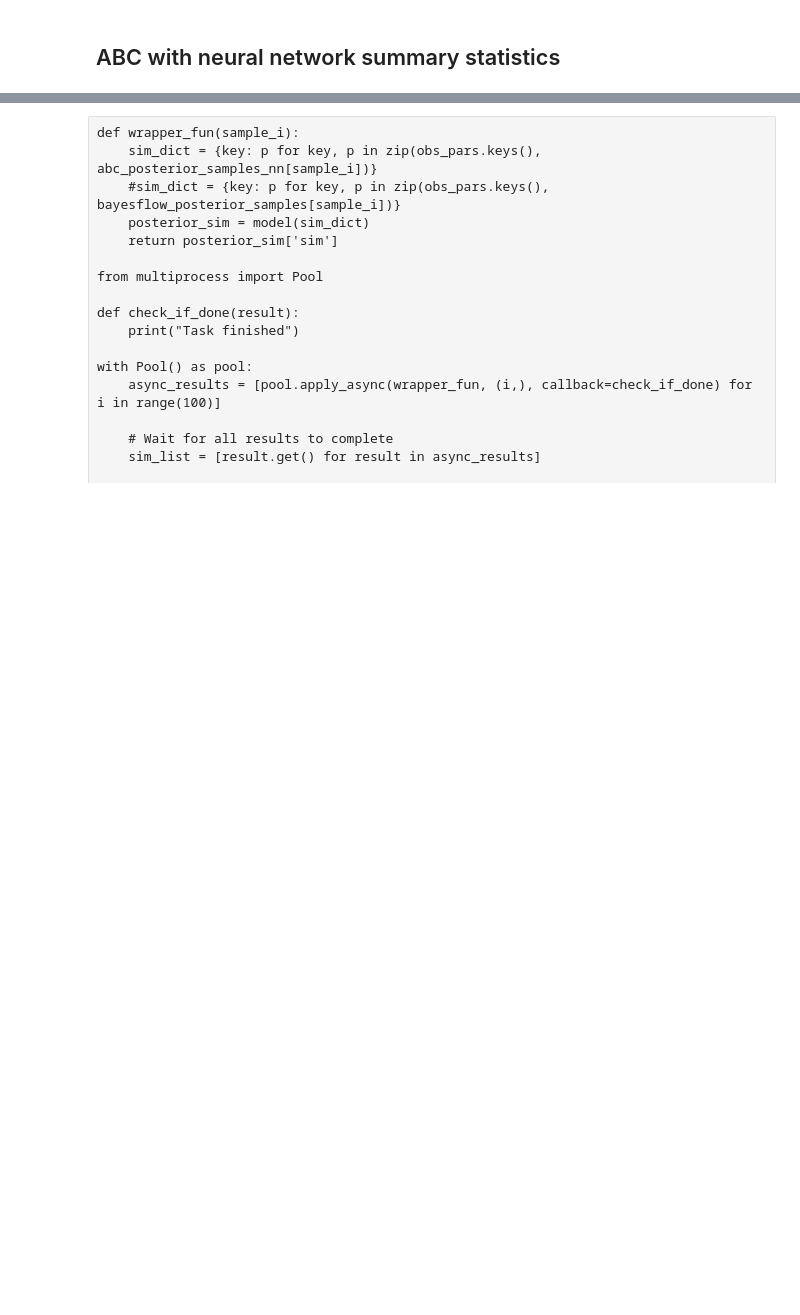
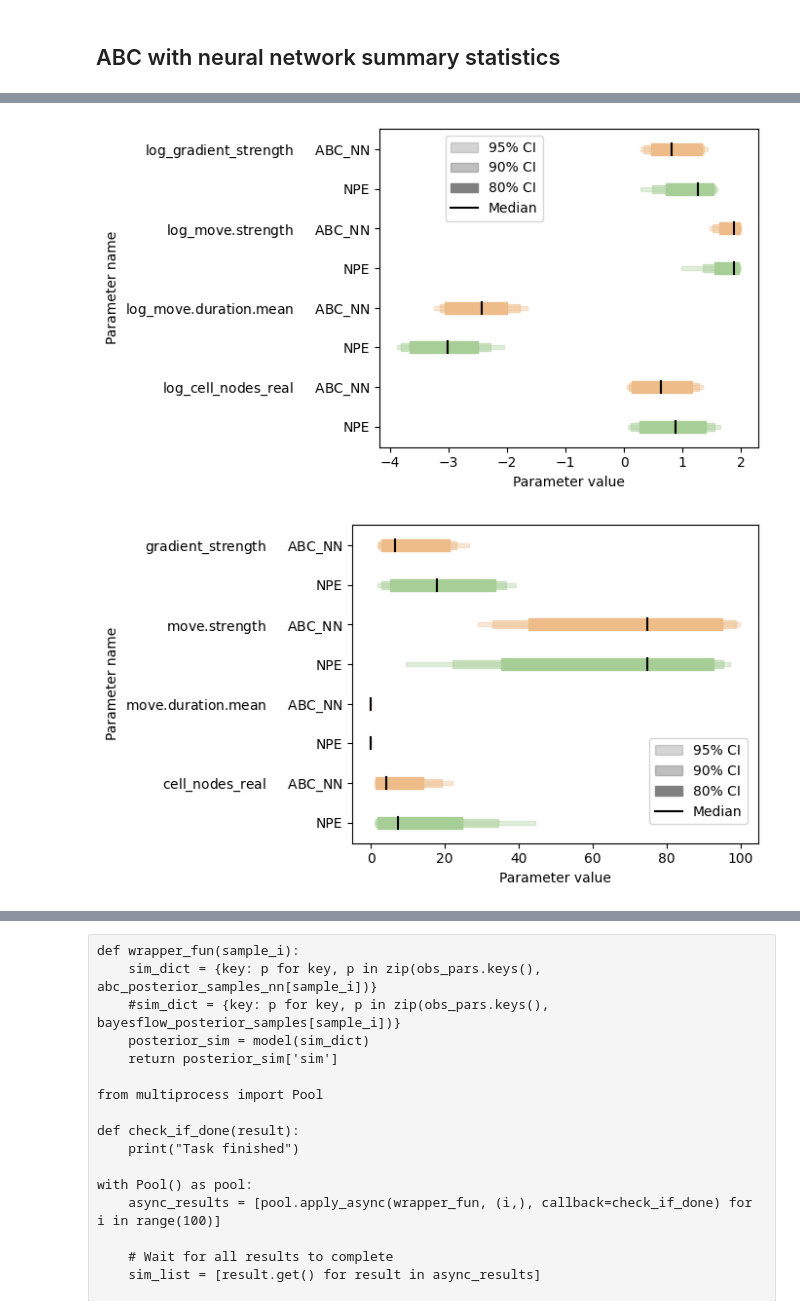
Before and after one commit to arrjon/CellMigration, a Jupyter notebook: learned_summaries/cell_migration_pyabc.ipynb, the cells around one changed output, grey strips where cells are left out. Cells and saved outputs as stored; diff of their text form; code cells hidden in the pictures; blank space fills up the shorter version.

Commit message:
plots

```diff
--- a/learned_summaries/cell_migration_pyabc.ipynb
+++ b/learned_summaries/cell_migration_pyabc.ipynb
@@ -209,8 +220,9 @@ if load_synthetic_data:
     bayesflow_posterior_samples = np.load(f'amortizer-cell-migration-attention-8-manual/posterior_samples_synthetic.npy')
     posterior_sim_abc = np.load(os.path.join(gp, f'{results_path}/posterior_sim_abc.npy'))
 else:
-    bayesflow_posterior_samples = np.load(f'amortizer-cell-migration-attention-8-manual/posterior_samples_real.npy')
-    #bayesflow_posterior_samples = np.load(f'amortizer-cell-migration-ensemble/posterior_samples_real.npy')
+    #bayesflow_posterior_samples = np.load(f'amortizer-cell-migration-attention-8-manual/posterior_samples_real.npy')
+    bayesflow_posterior_samples = np.load(f'amortizer-cell-migration-ensemble/posterior_samples_real.npy')
+    bayesflow_posterior_samples_50 = np.load(f'amortizer-cell-migration-ensemble/posterior_samples_real_50.npy')
     #bayesflow_posterior_samples = np.load(f'amortizer-cell-migration-attention-8-manual-include-real/posterior_samples_real.npy')
     #bayesflow_posterior_samples = np.load(f'amortizer-cell-migration-attention-8-manual-compare-real/posterior_samples_real.npy')
     posterior_sim_abc = None
@@ -355,6 +355,7 @@ summary_valid_min = np.nanmin(direct_conditions_, axis=0)
 # use trained neural net as summary statistics
 def make_sumstat_dict_nn(
         data: Union[dict, np.ndarray],
+        model_id: int = 10,  # 5 for model trained with BayesFlow, 10 for model trained on posterior mean
 ) -> dict:
     if isinstance(data, dict):
         # get key
@@ -362,7 +363,7 @@ def make_sumstat_dict_nn(
         data = data[key]
 
     trainer, map_idx_sim = load_model(
-        model_id=5,
+        model_id=model_id,
         x_mean=x_mean,
         x_std=x_std,
         p_mean=p_mean,
@@ -377,6 +378,10 @@ def make_sumstat_dict_nn(
     out_dict = {
         'summary_net': trainer.amortizer.summary_net(config_input['summary_conditions']).numpy().flatten()
     }
+    if model_id == 10:
+        # renormalize the parameters
+        out_dict['summary_net'] = out_dict['summary_net'] * p_std + p_mean
+
     # if direct conditions are available, concatenate them
     if 'direct_conditions' in config_input.keys():
         out_dict['direct_conditions'] = config_input['direct_conditions'].flatten()
@@ -412,13 +423,14 @@ synthetic_data_test_nn
 #                                         look_ahead=False)
 
 abc_nn = pyabc.ABCSMC(model_nn, prior, # here we use now the Euclidean distance, Wasserstein distance is not possible
-                      population_size=population_size,
+                      population_size=10, #population_size,
                       summary_statistics=make_sumstat_dict_nn,
-                      sampler=pyabc.sampler.MulticoreEvalParallelSampler(n_procs=n_procs)
+                      sampler=pyabc.sampler.MulticoreEvalParallelSampler(n_procs=10), #n_procs)
                       #sampler=redis_sampler
                       )
 
 db_path = os.path.join(gp, f"{results_path}/{'synthetic' if load_synthetic_data else 'real'}_test_nn_sumstats.db")
+#db_path = os.path.join(gp, f"{results_path}/{'synthetic' if load_synthetic_data else 'real'}_test_nn_sumstats_posterior_mean.db")
 
 if not os.path.exists(db_path):
     history_nn = abc_nn.new("sqlite:///" + db_path, make_sumstat_dict_nn(test_sim))
@@ -538,7 +563,7 @@ if abc_posterior_samples is not None:
     ordering = np.concatenate([[i,i+4, i+8] for i in range(4)])
     all_params = np.concatenate((abc_posterior_samples,
                                  abc_posterior_samples_nn,
-                                 bayesflow_posterior_samples), axis=-1)
+                                 bayesflow_posterior_samples_50), axis=-1)
     log_param_names_plot = np.array(
         [f'ABC' for n in log_param_names] + [f'{n} $\quad$ ABC_NN' for n in log_param_names] + [f'NPE' for n in log_param_names]
     )[ordering]
@@ -549,7 +574,7 @@ if abc_posterior_samples is not None:
 else:
     ordering = np.concatenate([[i,i+4] for i in range(4)])
     all_params = np.concatenate((abc_posterior_samples_nn,
-                                 bayesflow_posterior_samples), axis=-1)
+                                 bayesflow_posterior_samples_50), axis=-1)
     log_param_names_plot = np.array(
         [f'{n} $\quad$ ABC_NN' for n in log_param_names] + [f'NPE' for n in log_param_names]
     )[ordering]
@@ -557,33 +582,36 @@ else:
         [f'{n} $\quad$ ABC_NN' for n in param_names] + [f'NPE' for n in param_names]
     )[ordering]
     color_list = ['#EEBC88', '#A7CE97']*len(param_names)
 
 ax = sampling_parameter_cis(
     all_params[:, ordering],
     true_param=np.concatenate((test_params, test_params, test_params))[ordering] if test_params is not None else None,
     param_names=log_param_names_plot,
     alpha=[95, 90 , 80],
     color_list=color_list,
     show_median=False if test_params is not None else True,
     size=(7, 4),
     legend_bbox_to_anchor=(0.45,1)
 )
 plt.savefig(os.path.join(gp, f'{results_path}/{"synthetic" if load_synthetic_data else "real"}_posterior_credible_intervals_log.png'))
 plt.show()
 
 all_params = np.power(10, all_params)
 ax = sampling_parameter_cis(
     all_params[:, ordering],
     true_param=np.power(10, np.concatenate((test_params, test_params, test_params))[ordering]) if test_params is not None else None,
     param_names=param_names_plot,
     alpha=[95, 90 , 80],
     color_list=color_list,
     show_median=False if test_params is not None else True,
     size=(7, 4),
     legend_bbox_to_anchor=(0.99,0.35)
 )
 plt.savefig(os.path.join(gp, f'{results_path}/{"synthetic" if load_synthetic_data else "real"}_posterior_credible_intervals.png'))
 plt.show()
+# %% [output]
+[figure, added]
+[figure, added]
 # %%
 all_samples = np.concatenate([
     prior_draws[:bayesflow_posterior_samples.shape[0]],
```
Also changed, not shown: parts of 21 cells of this notebook, 41 other files.
